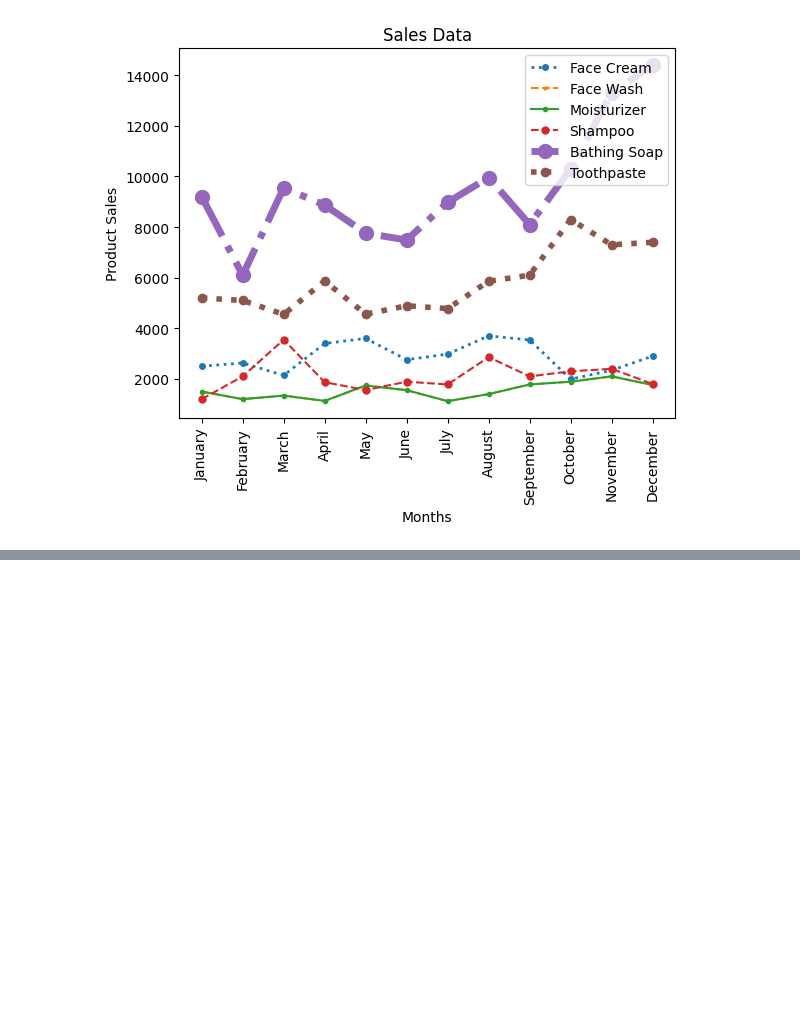
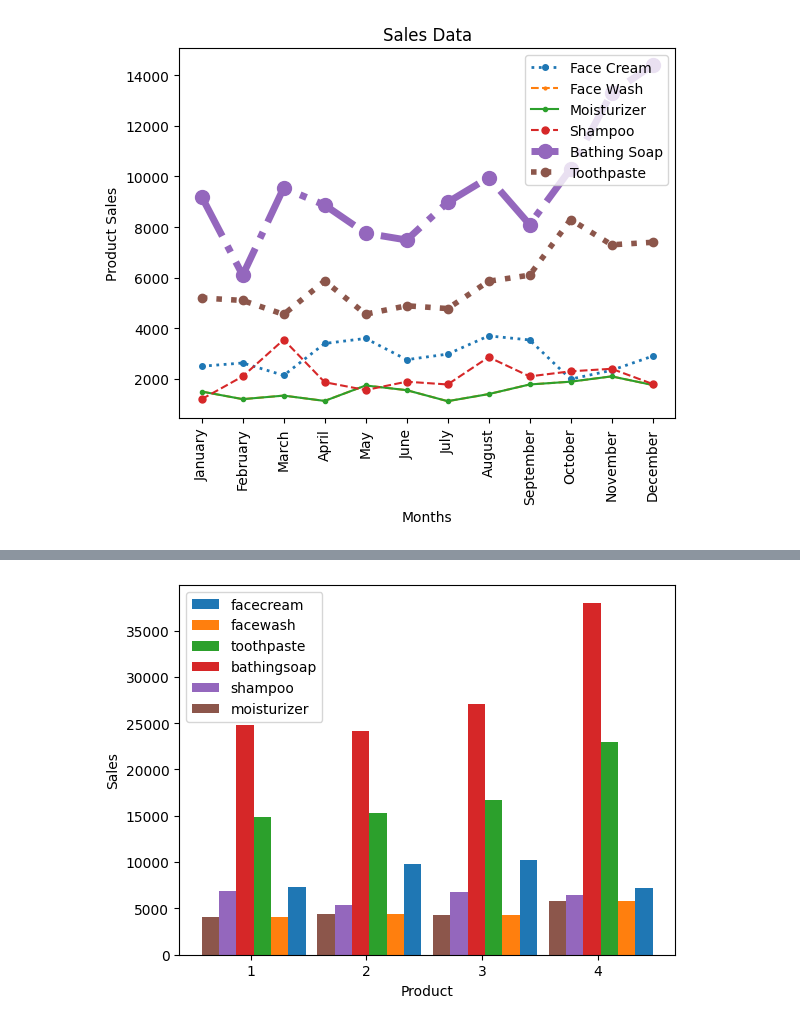
Before and after one commit to wahabali786110/Learning-Python-For-Machine-Learning, a Jupyter notebook: Matplotlib/Day23Tasks.ipynb, the cells around one changed output, grey strips where cells are left out. Saved outputs shown, nothing was run; the diff lists cells and outputs as text; code cells hidden in the pictures; blank space fills up the shorter version.

```diff
--- a/Matplotlib/Day23Tasks.ipynb
+++ b/Matplotlib/Day23Tasks.ipynb
@@ -156,0 +159,4 @@ plt.legend(loc='upper right')
+# %%
+sales['date']=pd.to_datetime(['2020-{}-01'.format(month) for month in months])
+finaldf=sales.groupby(sales['date'].dt.quarter).sum(numeric_only=True)
+finaldf
@@ -156,0 +170,13 @@ plt.legend(loc='upper right')
+# %%
+i=-1
+for col in finaldf.columns[1:7]:
+    plt.bar(finaldf.index+i,finaldf[col],width=0.15,label=col)
+    i=i-0.15
+
+plt.xticks(finaldf.index-1.4,finaldf.index)
+plt.xlabel('Product')
+plt.ylabel('Sales')
+plt.legend()
+plt.show()
+# %% [output]
+[figure, added]
```
Also changed, not shown: parts of 4 cells of this notebook.
